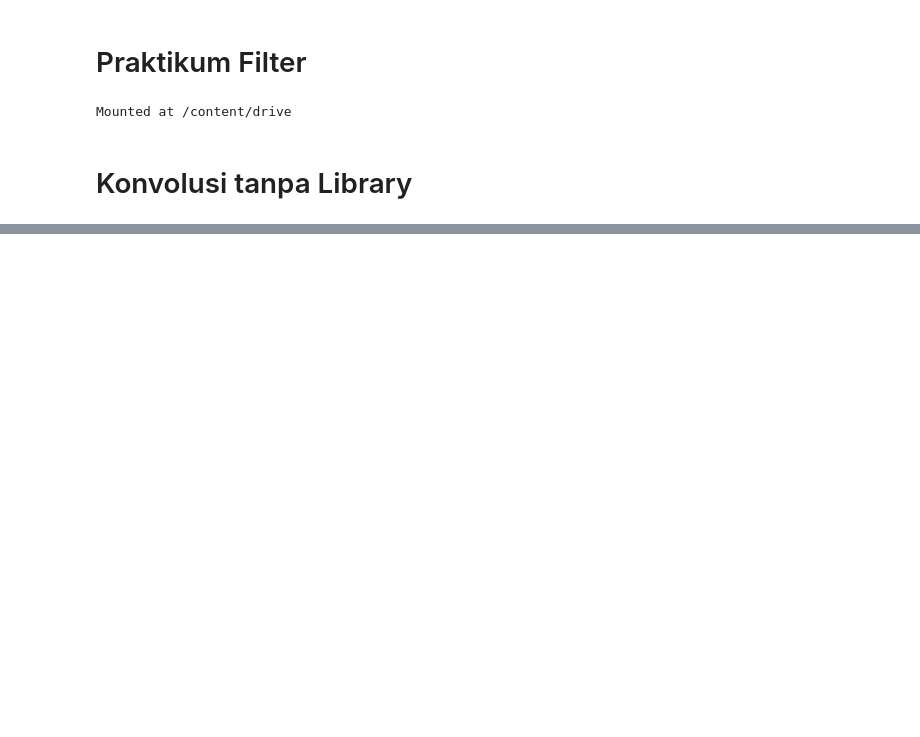
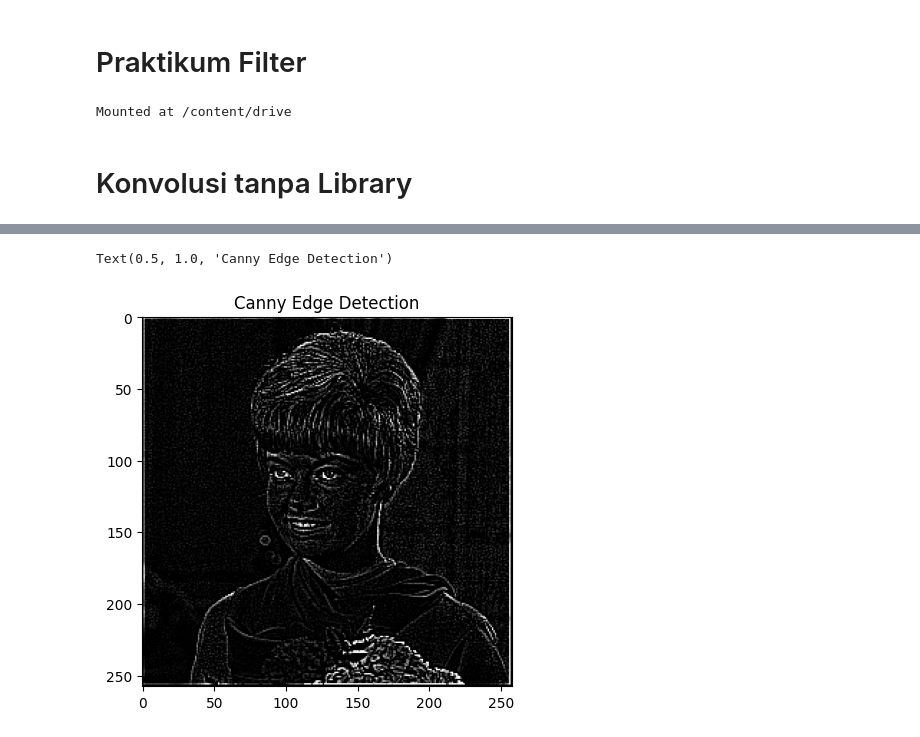
Before and after one commit to edoaurahman/PCVK, a Jupyter notebook: week7.ipynb, the cells around one changed output, grey strips where cells are left out. Drawn from its saved outputs; the diff is of its cells as text; code cells hidden in the pictures; blank space fills up the shorter version.

```diff
--- a/week7.ipynb
+++ b/week7.ipynb
@@ -55,0 +88,14 @@ IndexError: tuple index out of range
+# %%
+# Canny Edge Detection
+
+kernel_canny = np.array([
+    [-1, -1, -1],
+    [-1, 8, -1],
+    [-1, -1, -1]
+])
+
+result = convolution2d(img_gray,kernel_canny,1,2)
+
+plt.imshow(cv.cvtColor(result, cv.COLOR_GRAY2RGB))
+plt.title('Canny Edge Detection')
+# %% [output]
@@ -55,0 +103,2 @@ IndexError: tuple index out of range
+Text(0.5, 1.0, 'Canny Edge Detection')
+[figure, added]
```
Also changed, not shown: parts of 8 cells of this notebook.
